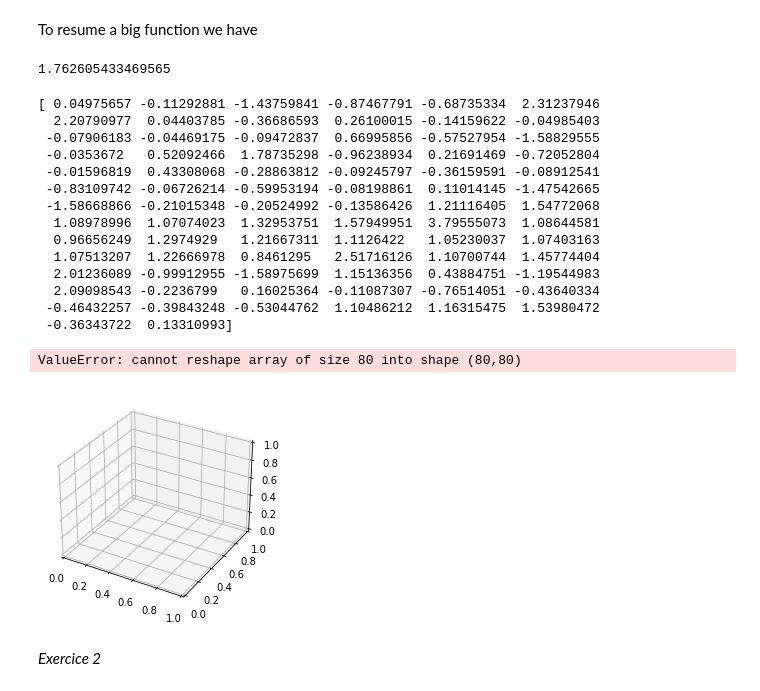
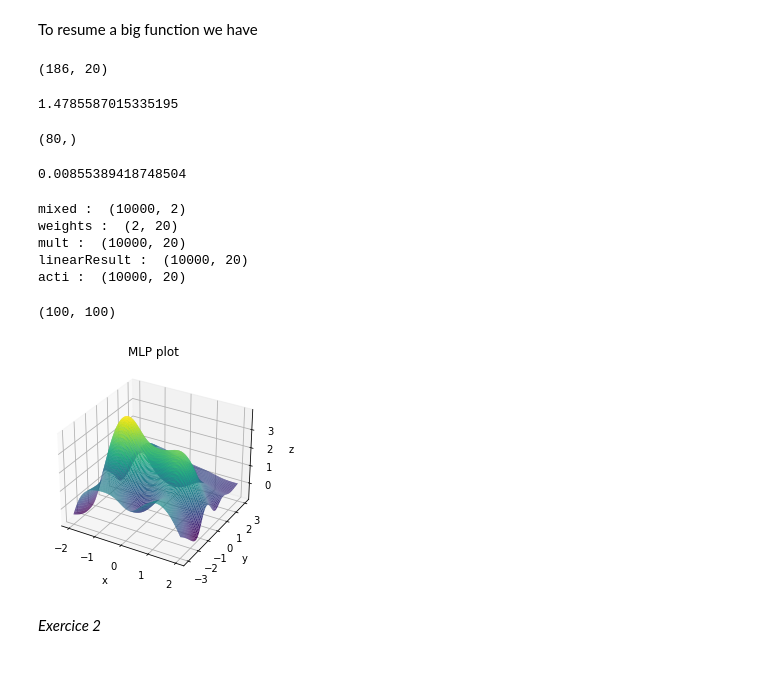
Before and after one commit to joonasrooben/OMML_JAB, a Jupyter notebook: OMML_projet_1.ipynb, the cells around one changed output. Drawn from its saved outputs; the diff is of its cells as text; code cells hidden in the pictures.

Commit message:
plot of MLP

```diff
--- a/OMML_projet_1.ipynb
+++ b/OMML_projet_1.ipynb
@@ -217,7 +209,8 @@ v = np.array(createWeightsForHiddenLayer(N))
 bias = createBias(N)
 omega = np.append(np.append(W.flatten(), bias), v)
 # %%
-expectationFunction(omega, X_train ,y_train ,N ,rho ,sigma)
+MLP(omega, X_train ,y_train ,N ,rho ,sigma)
 # %% [output]
-1.762605433469565
+(186, 20)
+1.4785587015335195
 # %%
@@ -225,53 +218,86 @@ res = minimize(expectationFunction, omega, args=((X_train ,y_train ,N ,rho ,sigm
 # %%
-print(res.x)
+print(res.x.shape)
 # %% [output]
-[ 0.04975657 -0.11292881 -1.43759841 -0.87467791 -0.68735334  2.31237946
-  2.20790977  0.04403785 -0.36686593  0.26100015 -0.14159622 -0.04985403
- -0.07906183 -0.04469175 -0.09472837  0.66995856 -0.57527954 -1.58829555
- -0.0353672   0.52092466  1.78735298 -0.96238934  0.21691469 -0.72052804
- -0.01596819  0.43308068 -0.28863812 -0.09245797 -0.36159591 -0.08912541
- -0.83109742 -0.06726214 -0.59953194 -0.08198861  0.11014145 -1.47542665
- -1.58668866 -0.21015348 -0.20524992 -0.13586426  1.21116405  1.54772068
-  1.08978996  1.07074023  1.32953751  1.57949951  3.79555073  1.08644581
-  0.96656249  1.2974929   1.21667311  1.1126422   1.05230037  1.07403163
-  1.07513207  1.22666978  0.8461295   2.51716126  1.10700744  1.45774404
-  2.01236089 -0.99912955 -1.58975699  1.15136356  0.43884751 -1.19544983
-  2.09098543 -0.2236799   0.16025364 -0.11087307 -0.76514051 -0.43640334
- -0.46432257 -0.39843248 -0.53044762  1.10486212  1.16315475  1.53980472
- -0.36343722  0.13310993]
+(80,)
+# %%
+MLP(res.x, X_test ,y_test ,N ,rho ,sigma)
+# %% [output]
+0.00855389418748504
+# %%
+n = 100
+#create the grid
+x = np.linspace(-2, 2, n) #create 50 points between [-5,5] evenly spaced
+y = np.linspace(-3, 3, n)
+X, Y = np.meshgrid(x, y)
+mixed =  np.vstack((X.flatten(),Y.flatten())).T
+print('mixed : ',mixed.shape)
+
+W = res.x[:-2*N].reshape((2,N))
+v = res.x[-N:]
+bias = res.x[-2*N:-N]
+print('weights : ',W.shape)
+
+"""W1 = np.array(res.x)
+W2 = np.array(res.x)
+W = np.array([W1,W2])
+print('weights : ',W.shape)"""
+
+mult = multInputWeights(mixed, W)
+print('mult : ',mult.shape)
+#bias = createBias(len(mult))
+# sum(X*W) + b
+linearResult = computeLinearResult(mult, bias)
+print('linearResult : ',linearResult.shape)
+# g(sum(X*W) + b)
+acti = activationFunction(linearResult, sigma)
+print('acti : ',acti.shape)
+#print(acti)
+
+
+# output of the model : sum(v* g(sum(X*W) + b))
+f_x = computeLinearOutput(v, acti)
+#print(f_x)
+# %% [output]
+mixed :  (10000, 2)
+weights :  (2, 20)
+mult :  (10000, 20)
+linearResult :  (10000, 20)
+acti :  (10000, 20)
 # %%
 import matplotlib.pyplot as plt
 from mpl_toolkits.mplot3d import Axes3D
 
 
 def plotting(title='Plotting of the function'): #if you do not provide a title, 'Plotting...' will be used
   #create the object
   fig = plt.figure()
   ax = plt.axes(projection='3d')
   n = 100
+
   #create the grid
   x = np.linspace(-2, 2, n) #create 50 points between [-5,5] evenly spaced
   y = np.linspace(-3, 3, n)
-  X, Y = np.meshgrid(x, y) #create the grid for the plot
-  #mixed =  np.vstack((X.flatten(),Y.flatten())).T
-  #a,b,res = preproc(N,mixed)
-  Z = res.x#evaluate the function (note that X,Y,Z are matrix)
+  X, Y = np.meshgrid(x, y)
+  mixed =  np.vstack((X.flatten(),Y.flatten())).T
+  #make the nxn grid into 2d array that can be fed into func
+  Z = f_x#evaluate the function (note that X,Y,Z are matrix)
   Z = Z.reshape((n,n))
+
   print(Z.shape)
 
 
   ax.plot_surface(X, Y, Z, rstride=1, cstride=1,cmap='viridis', edgecolor='none')
 
   ax.set_xlabel('x')
   ax.set_ylabel('y')
   ax.set_zlabel('z')
   ax.set_title(title)
   plt.show()
 
 plotting(title = "MLP plot")
 # %% [output]
-ValueError: cannot reshape array of size 80 into shape (80,80)
+(100, 100)
-[figure, old version]
+[figure, new version]
 # %% [markdown]
 *Exercice 2*
 # %%
```
Also changed, not shown: parts of 5 cells of this notebook.
